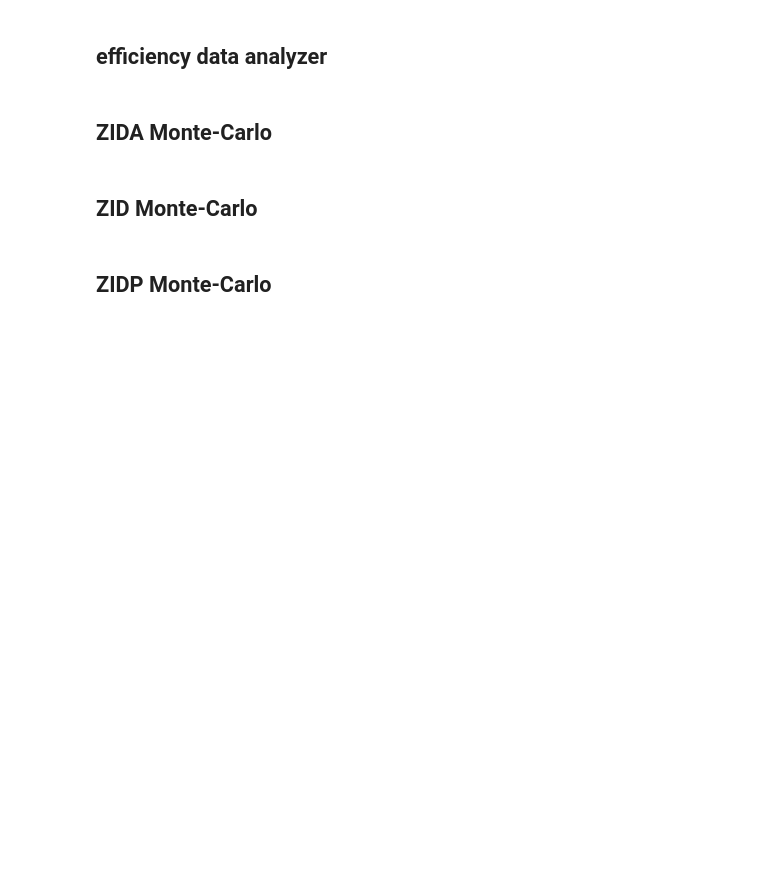
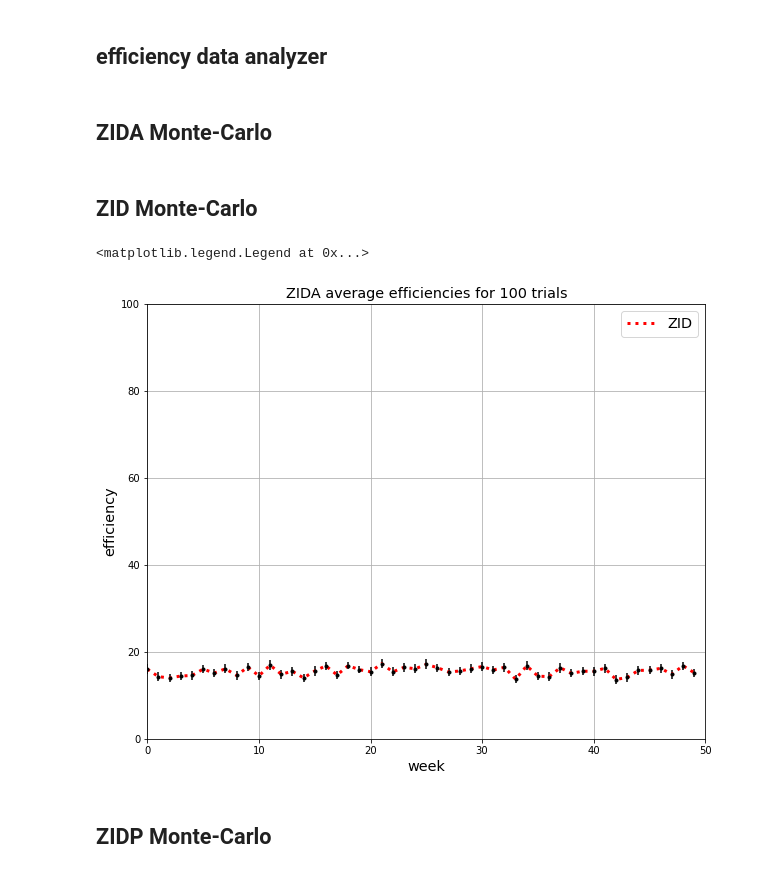
Before and after one commit to Kmccabe/dm_markets, a Jupyter notebook: modules_v2/dm_presentation_V6.ipynb, the cells around one changed output. Saved outputs shown, nothing was run; the diff lists cells and outputs as text; code cells hidden in the pictures; blank space fills up the shorter version.

```diff
--- a/modules_v2/dm_presentation_V6.ipynb
+++ b/modules_v2/dm_presentation_V6.ipynb
@@ -943,7 +943,7 @@ def make_locs(agents):
     return x
 
 
-def make_simulation(num_periods, num_weeks,
+def make_simulation(sim_name, num_periods, num_weeks,
                    num_rounds, grid_size,
                    num_traders, num_units,
                    lower_bound, upper_bound,
@@ -959,7 +959,7 @@ def make_simulation(num_periods, num_weeks,
 
     # make agents
     agent_maker = mkt.MakeAgents(num_traders, trader_objects, num_units,
-                                grid_size, lower_bound, upper_bound, debug)
+                                grid_size, lower_bound, upper_bound)
     agent_maker.make_agents()
     agent_maker.set_locations(grid_size)
     agents = agent_maker.get_agents()
@@ -976,7 +976,7 @@ def make_simulation(num_periods, num_weeks,
         grids = []
         locations = make_locs(agents)
         sim1 = simp.SimPeriod(sim_name, num_rounds, agents,
-               market, grid_size, debug, plot_on)
+               market, grid_size)
         for period in range(num_periods):
             sim1.run_period()
             grid = sim1.get_grid()
@@ -986,7 +986,7 @@ def make_simulation(num_periods, num_weeks,
 
         locs.append(locations)
         # process results
-        pr1 = pr.ProcessResults(market, sim_name, agents, contracts, debug)
+        pr1 = pr.ProcessResults(market, sim_name, agents, contracts)
         pr1.get_results()
         eff = pr1.get_efficiency()
         effs.append(eff)
@@ -1008,7 +1008,7 @@ debug = False                   # Provide verbose information
 num_periods = 7
 num_weeks = 2
 num_rounds = 5
-grid_size = 15
+grid_size = 5
 num_traders = 20
 num_units = 8
 lower_bound = 200
@@ -1561,7 +1561,7 @@ def make_locs(agents):
     return x
 
 
-def make_monte_carlo(num_trials, num_periods, num_weeks,
+def make_monte_carlo(sim_name, num_trials, num_periods, num_weeks,
                     num_rounds, grid_size,
                     num_traders, num_units,
                     lower_bound, upper_bound,
@@ -1573,7 +1573,7 @@ def make_monte_carlo(num_trials, num_periods, num_weeks,
     data = {}
 
     for trial in range(num_trials):
-        effs, surplus, loc = make_simulation(num_periods, num_weeks,
+        effs, surplus, loc = make_simulation(sim_name, num_periods, num_weeks,
                                    num_rounds, grid_size,
                                    num_traders, num_units,
                                    lower_bound, upper_bound,
@@ -1660,6 +1660,7 @@ num_trials = 100
 ZID = dm_agents.ZID   # name of agent class
 trader_objects =[ZID, ZID]
 
+sim_name = "ZID MONTE-CARLO"
 num_periods = 7
 num_weeks = 50
 num_rounds = 5
@@ -1668,7 +1669,7 @@ num_traders = 20
 num_units = 8
 lower_bound = 200
 upper_bound = 600
-data_table_1 = make_monte_carlo(num_trials, num_periods, num_weeks,
+data_table_1 = make_monte_carlo(sim_name, num_trials, num_periods, num_weeks,
                             num_rounds, grid_size,
                             num_traders, num_units,
                             lower_bound, upper_bound,
@@ -1678,18 +1679,20 @@ eff_avg_1, std_error_1 = analyze_eff_data(data_table_1)
 # %%
 x = range(num_weeks)
 fig, ax = plt.subplots(figsize=(10, 8))
-ax.plot(x, eff_avg, label = 'ZIDA', linestyle = 'dotted', color='blue', lw =3)
-ax.errorbar(x, eff_avg, yerr=std_error, fmt='.k')
+
 ax.plot(x, eff_avg_1, label = 'ZID', linestyle = 'dotted', color='red', lw =3)
 ax.errorbar(x, eff_avg_1, yerr=std_error_1, fmt='.k')
 
 ax.set_xlabel('week', size = 'x-large')
 ax.set_xbound(0, num_weeks)
 ax.set_ybound(0, 100)
 ax.grid(1)
 ax.set_ylabel('efficiency', size = 'x-large')
 ax.set_title(f'ZIDA average efficiencies for {num_trials} trials', size = 'x-large')
 ax.legend(fontsize='x-large')
+# %% [output]
+<matplotlib.legend.Legend at 0x...>
+[figure, added]
 # %% [markdown]
 ## ZIDP Monte-Carlo
 # %%
```
Also changed, not shown: parts of 5 cells of this notebook, 5 other files.
